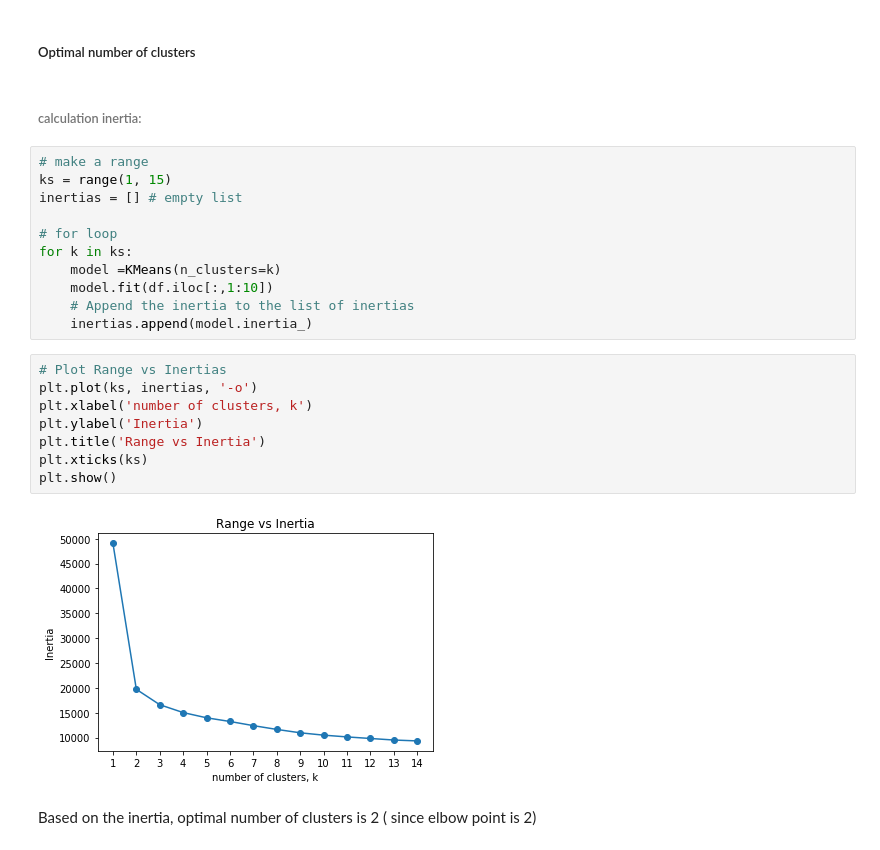
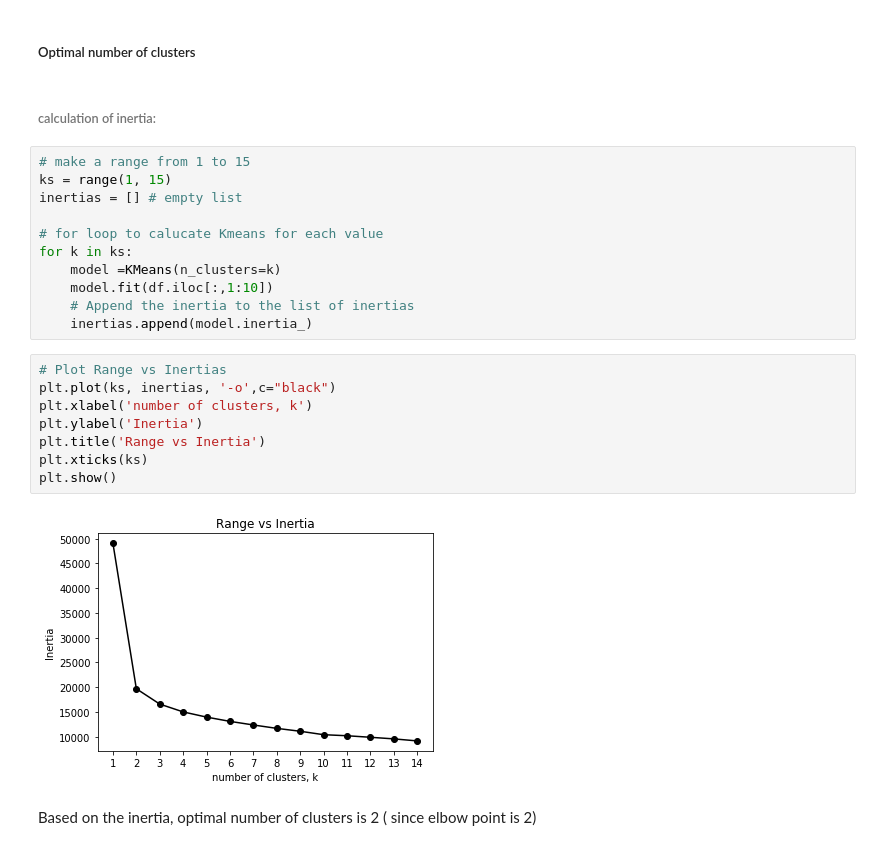
Before and after one commit to psiddam/FA18INFO-G9-PythonProject, a Jupyter notebook: Phase3/Code/Final Project Phase3.ipynb, the cells around one changed output. Drawn from its saved outputs; the diff is of its cells as text.

```diff
--- a/Phase3/Code/Final Project Phase3.ipynb
+++ b/Phase3/Code/Final Project Phase3.ipynb
@@ -243,13 +268,13 @@ print(centroids)
 # %% [markdown]
 ##### Optimal number of clusters
 # %% [markdown]
-######  calculation inertia:
+######  calculation of inertia:
 # %%
-# make a range
+# make a range from 1 to 15
 ks = range(1, 15)
 inertias = [] # empty list
 
-# for loop
+# for loop to calucate Kmeans for each value
 for k in ks:
     model =KMeans(n_clusters=k)
     model.fit(df.iloc[:,1:10])
@@ -257,13 +282,13 @@ for k in ks:
     inertias.append(model.inertia_)
 # %%
 # Plot Range vs Inertias
-plt.plot(ks, inertias, '-o')
+plt.plot(ks, inertias, '-o',c="black")
 plt.xlabel('number of clusters, k')
 plt.ylabel('Inertia')
 plt.title('Range vs Inertia')
 plt.xticks(ks)
 plt.show()
 # %% [output]
-[figure, old version]
+[figure, new version]
 # %% [markdown]
 Based on the inertia, optimal number of clusters is 2 ( since elbow point is 2)
```
Also changed, not shown: parts of 12 cells of this notebook.
